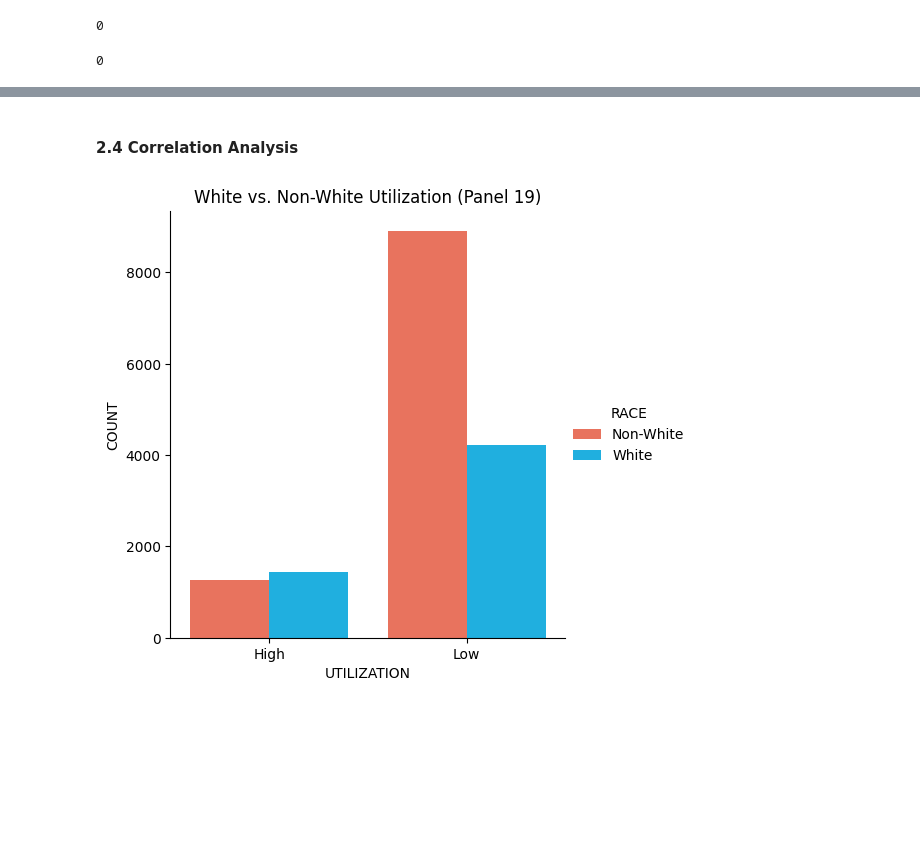
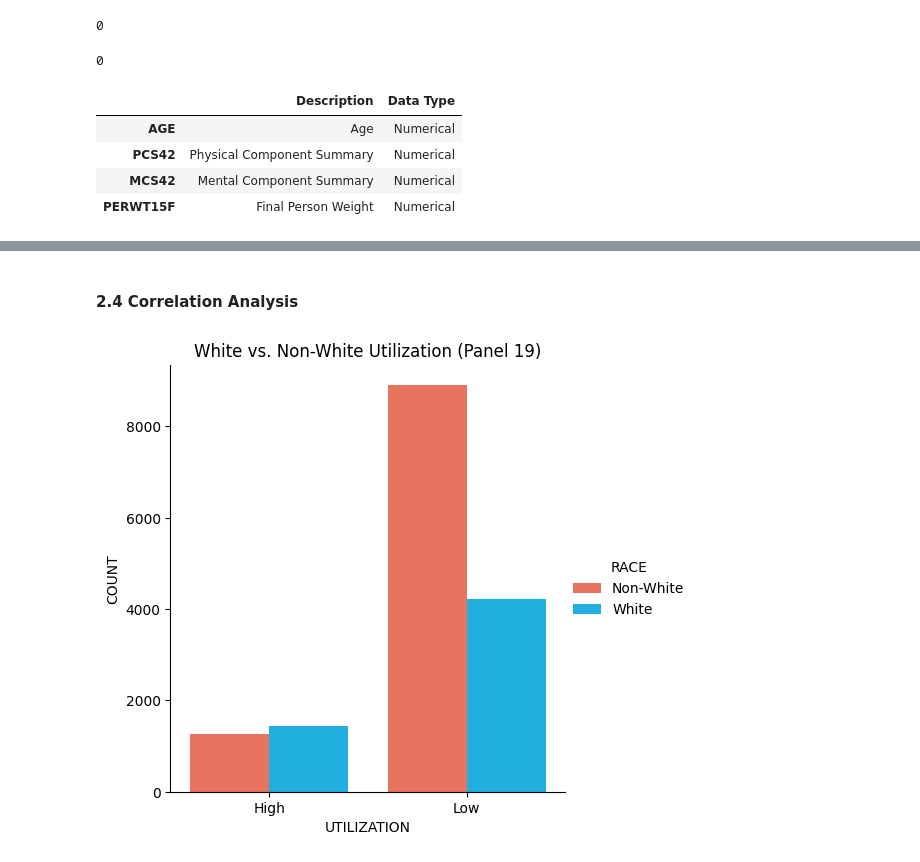
Before and after one commit to 474benchen/capstone_replication, a Jupyter notebook: replication_EDA.ipynb, the cells around one changed output, grey strips where cells are left out. Cells and saved outputs as stored; diff of their text form; code cells hidden in the pictures; blank space fills up the shorter version.

```diff
--- a/replication_EDA.ipynb
+++ b/replication_EDA.ipynb
@@ -410,3 +410,12 @@ df_panel_20_reduced.isnull().sum().sum()
 0
 # %%
 # no nulls
+# %%
+# only numerical can have outliers
+feature_key[feature_key['Data Type'] == 'Numerical']
+# %% [output]
+|  | Description | Data Type |
+| AGE | Age | Numerical |
+| PCS42 | Physical Component Summary | Numerical |
+| MCS42 | Mental Component Summary | Numerical |
+| PERWT15F | Final Person Weight | Numerical |
```
Also changed, not shown: parts of 4 cells of this notebook.
